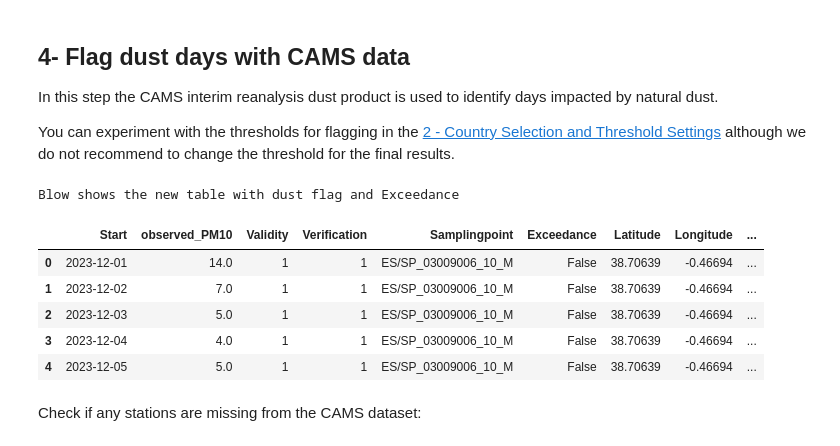
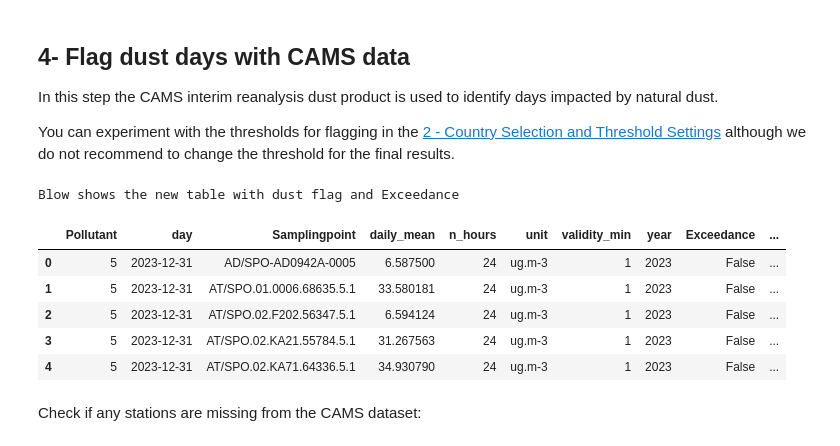
Before and after one commit to jessieaha/CAMS_dust_deduction_tool, a Jupyter notebook: Dust_deduction_tool_full.ipynb, the cells around one changed output. Cells and saved outputs as stored; diff of their text form; code cells hidden in the pictures.

```diff
--- a/Dust_deduction_tool_full.ipynb
+++ b/Dust_deduction_tool_full.ipynb
@@ -588,7 +588,7 @@ def filter_daily_by_coverage(
     return out
 
 if EEA_temporal_flag:
-    df_processed = filter_daily_by_coverage(hourly_to_daily_eea, reference_year=2024, min_pct=Station_Temporal_coverage, keep_coverage_columns= False)
+    df_processed = filter_daily_by_coverage(hourly_to_daily_eea, reference_year=YEAR, min_pct=Station_Temporal_coverage, keep_coverage_columns= False)
 
     # Flag exceedance days with concentration above 50 µg m-3
     df_processed['Exceedance'] = df_processed['daily_mean'] > PM10_daily_threshold
@@ -600,7 +600,7 @@ else:
     coverage_stats = calculate_data_coverage(obs, start='2024-01-01', end='2024-12-31', min_pct=Station_Temporal_coverage)
 
     sufficient_stations = coverage_stats.query('sufficient_coverage').index.tolist()
-    obs = obs[obs['Samplingpoint'].isin(sufficient_stations)].copy()
+    df_processed = obs[obs['Samplingpoint'].isin(sufficient_stations)].copy()
 
     print(f"Stations after filering with {Station_Temporal_coverage}% : {len(sufficient_stations)}")
     print(f"Observations after filtering: {obs.shape[0]:,}")
@@ -612,7 +618,6 @@ Observations after filtering: 25,184
 # %%
 #Load metadata observational data
-url = f"{base_url}/file/notebooks/DataExtract.csv"
-metadata = pd.read_csv(url, low_memory=False)
+metadata = pd.read_csv(f'{project_dir}/{EEA_folder_path}/../DataExtract.csv',low_memory=False)
 
 # Retrieve stations from observational data
 all_stations = pd.DataFrame({'Samplingpoint': obs['Samplingpoint'].unique()})
@@ -626,9 +631,9 @@ stations = all_stations.merge(
 ).drop_duplicates(subset=['Samplingpoint'], keep='first')
 
 # Add station coordinates to obs
-obs = obs.merge(stations[['Samplingpoint', 'Latitude', 'Longitude','Altitude','Timezone']],
-                on='Samplingpoint', how='left')
+df_processed = df_processed.merge(stations[['Samplingpoint', 'Latitude', 'Longitude','Altitude']],
+                on='Samplingpoint',
+                how='left')
 # del(stations)
-print(f'Time zone for {country}')
-metadata.loc[metadata['Samplingpoint'].isin(obs['Samplingpoint']), 'Timezone'].unique()
+# metadata.loc[metadata['Samplingpoint'].isin(obs['Samplingpoint']), 'Timezone'].unique()
 # %% [output]
@@ -679,36 +833,30 @@ In this step the CAMS interim reanalysis dust product is used to identify days i
 
 You can experiment with the thresholds for flagging in the [ 2 - Country Selection and Threshold Settings](#2) although we do not recommend to change the threshold for the final results.
 # %%
-# Convert cams xarray to DataFrame
-cams_df = cams.to_dataframe().reset_index()
 
-# Rename columns to match obs DataFrame and remove double columns
-cams_df = cams_df.rename(columns={'station': 'Samplingpoint', 'date': 'Start'})
-cams_df = cams_df.drop(columns=['lat','lon'])
+# df_processed = obs.copy()
+# df_processed['Start'] = pd.to_datetime(df_processed['Start'])
 
-# Ensure 'Start' is datetime in both DataFrames
-cams_df['Start'] = pd.to_datetime(cams_df['Start'])
-df_processed = obs.copy()
-df_processed['Start'] = pd.to_datetime(df_processed['Start'])
+# # Merge on Samplingpoint and Start
+# df_processed = df_processed.merge(cams_df, on=['Samplingpoint', 'Start'], how='left')
 
-# Merge on Samplingpoint and Start
-df_processed = df_processed.merge(cams_df, on=['Samplingpoint', 'Start'], how='left')
-
-# Rename dust to cams_dust
-df_processed = df_processed.rename(columns={'dust': 'cams_dust'})
+# # Rename dust to cams_dust
+# df_processed = df_processed.rename(columns={'dust': 'cams_dust'})
 
 # Flag dust days for cams dust > 5 µg/m³ or treshold selected
-df_processed['dust_flag'] = df_processed['cams_dust'] > CAMS_dust_threshold
+df['dust_flag'] = df['cams_dust'] > CAMS_dust_threshold
+df['Exceedance'] = df['daily_mean'] > PM10_daily_threshold
+
 print('Blow shows the new table with dust flag and Exceedance')
-df_processed.head()
+df.head()
 # %% [output]
 Blow shows the new table with dust flag and Exceedance
-|  | Start | observed_PM10 | Validity | Verification | Samplingpoint | Exceedance | Latitude | Longitude | ... |
-| 0 | 2023-12-01 | 14.0 | 1 | 1 | ES/SP_03009006_10_M | False | 38.70639 | -0.46694 | ... |
-| 1 | 2023-12-02 | 7.0 | 1 | 1 | ES/SP_03009006_10_M | False | 38.70639 | -0.46694 | ... |
-| 2 | 2023-12-03 | 5.0 | 1 | 1 | ES/SP_03009006_10_M | False | 38.70639 | -0.46694 | ... |
-| 3 | 2023-12-04 | 4.0 | 1 | 1 | ES/SP_03009006_10_M | False | 38.70639 | -0.46694 | ... |
-| 4 | 2023-12-05 | 5.0 | 1 | 1 | ES/SP_03009006_10_M | False | 38.70639 | -0.46694 | ... |
+|  | Pollutant | day | Samplingpoint | daily_mean | n_hours | unit | validity_min | year | Exceedance | ... |
+| 0 | 5 | 2023-12-31 | AD/SPO-AD0942A-0005 | 6.587500 | 24 | ug.m-3 | 1 | 2023 | False | ... |
+| 1 | 5 | 2023-12-31 | AT/SPO.01.0006.68635.5.1 | 33.580181 | 24 | ug.m-3 | 1 | 2023 | False | ... |
+| 2 | 5 | 2023-12-31 | AT/SPO.02.F202.56347.5.1 | 6.594124 | 24 | ug.m-3 | 1 | 2023 | False | ... |
+| 3 | 5 | 2023-12-31 | AT/SPO.02.KA21.55784.5.1 | 31.267563 | 24 | ug.m-3 | 1 | 2023 | False | ... |
+| 4 | 5 | 2023-12-31 | AT/SPO.02.KA71.64336.5.1 | 34.930790 | 24 | ug.m-3 | 1 | 2023 | False | ... |
 # %% [markdown]
 Check if any stations are missing from the CAMS dataset:
 # %%
```
Also changed, not shown: parts of 26 cells of this notebook, 1 other file.
